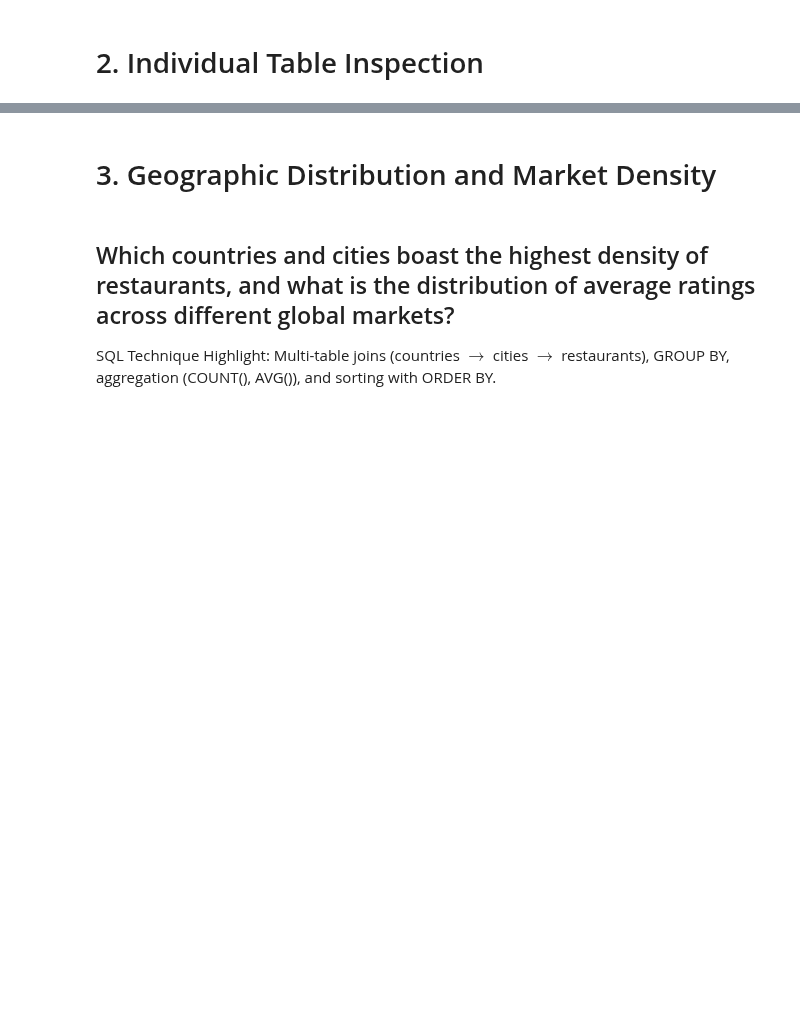
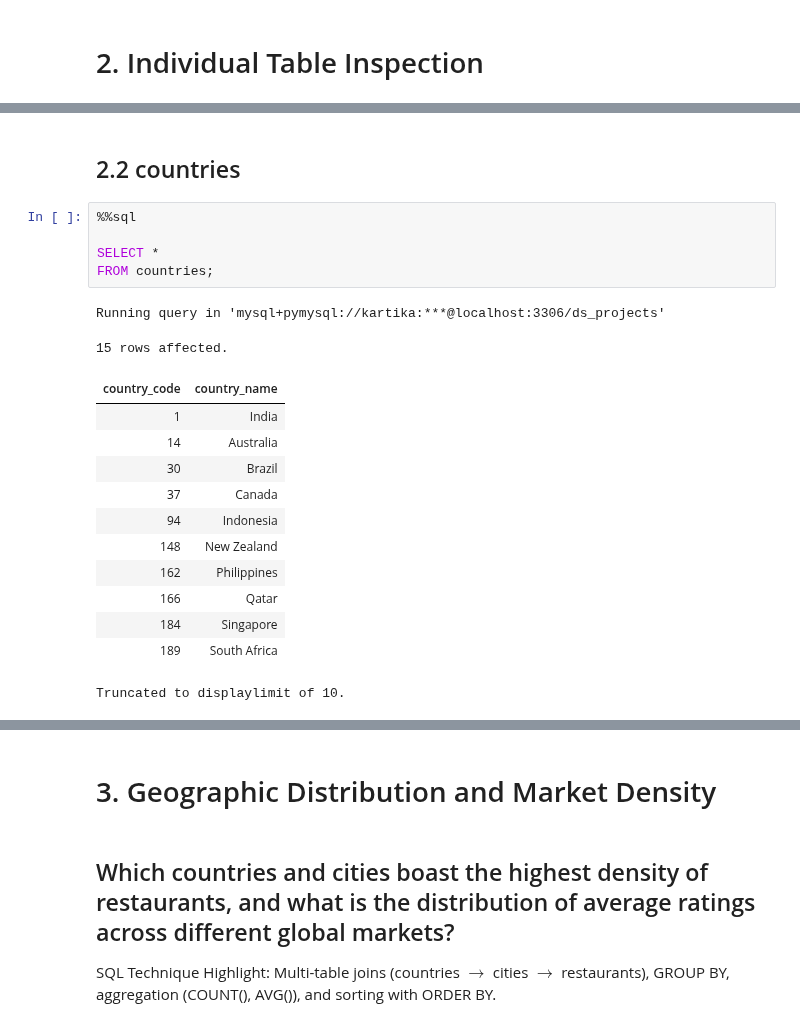
Before and after one commit to Kartika-Nidhi/Restaurant_Analysis_SQL, a Jupyter notebook: Restaurant_Analysis_SQl.ipynb, the cells around one changed output, grey strips where cells are left out. Saved outputs shown, nothing was run; the diff lists cells and outputs as text; blank space fills up the shorter version.

Commit message:
individual table inspection 1/3 completed

```diff
--- a/Restaurant_Analysis_SQl.ipynb
+++ b/Restaurant_Analysis_SQl.ipynb
@@ -227,0 +247,22 @@ Running query in 'mysql+pymysql://kartika:***@localhost:3306/ds_projects'
+# %% [markdown]
+## 2.2 countries
+# %%
+%%sql
+
+SELECT *
+FROM countries;
+# %% [output]
+Running query in 'mysql+pymysql://kartika:***@localhost:3306/ds_projects'
+15 rows affected.
+| country_code | country_name |
+| 1 | India |
+| 14 | Australia |
+| 30 | Brazil |
+| 37 | Canada |
+| 94 | Indonesia |
+| 148 | New Zealand |
+| 162 | Philippines |
+| 166 | Qatar |
+| 184 | Singapore |
+| 189 | South Africa |
+Truncated to displaylimit of 10.
```
Also changed, not shown: parts of 5 cells of this notebook.
